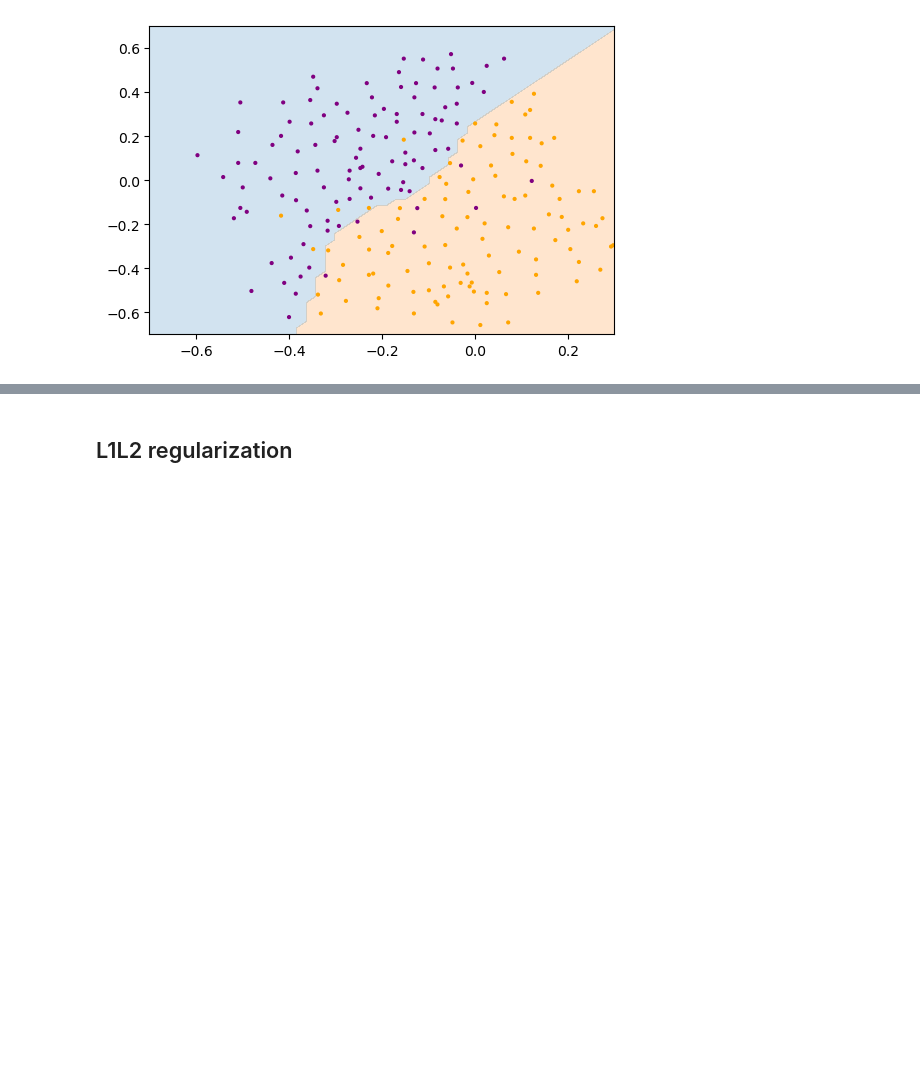
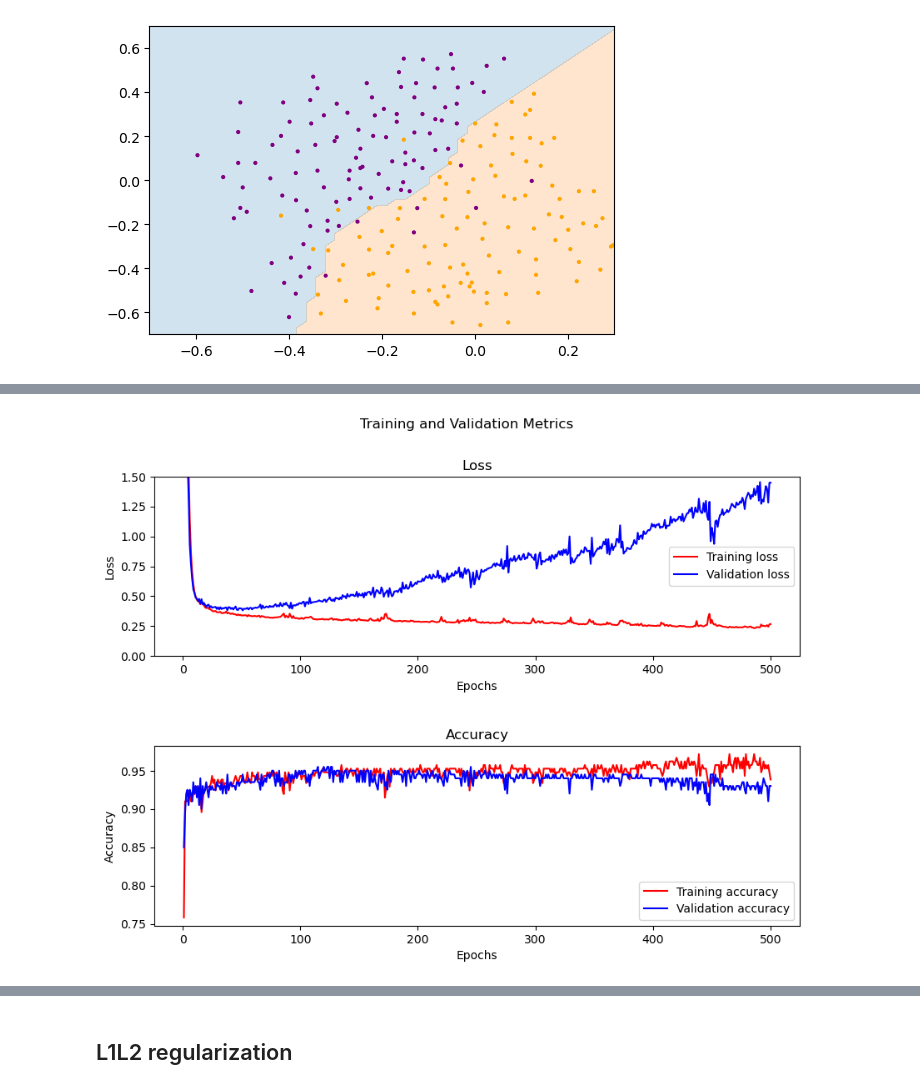
Before and after one commit to pedram-ep/learning-neural-networks, a Jupyter notebook: regularization-l1l2-dropout/regularization-methods.ipynb, the cells around one changed output, grey strips where cells are left out. Cells and saved outputs as stored; diff of their text form; code cells hidden in the pictures; blank space fills up the shorter version.

```diff
--- a/regularization-l1l2-dropout/regularization-methods.ipynb
+++ b/regularization-l1l2-dropout/regularization-methods.ipynb
@@ -199,0 +202,16 @@ plt.show()
+# %%
+model_l1 = keras.Sequential([
+    keras.layers.Input(shape=(2,)),
+    keras.layers.Dense(4000, activation='relu', kernel_regularizer=regularizers.L1(3e-5)),
+    keras.layers.Dense(4000, activation='relu', kernel_regularizer=regularizers.L1(3e-5)),
+    keras.layers.Dense(4000, activation='relu', kernel_regularizer=regularizers.L1(3e-5)),
+    keras.layers.Dense(1, activation='sigmoid', kernel_regularizer=regularizers.L1(3e-5))
+    ])
+# %%
+model_l1.compile(optimizer="adam",
+                loss='binary_crossentropy',
+                metrics=['accuracy'])
+# %%
+history_l1 = model_l1.fit(data_train_x, data_train_y,
+                        epochs=500, batch_size=32,
+                        validation_data=(data_eval_x, data_eval_y))
@@ -199,0 +236,4 @@ plt.show()
+# %%
+plot_loss_acc(history_l1)
+# %% [output]
+[figure, added]
```
Also changed, not shown: parts of 13 cells of this notebook.
